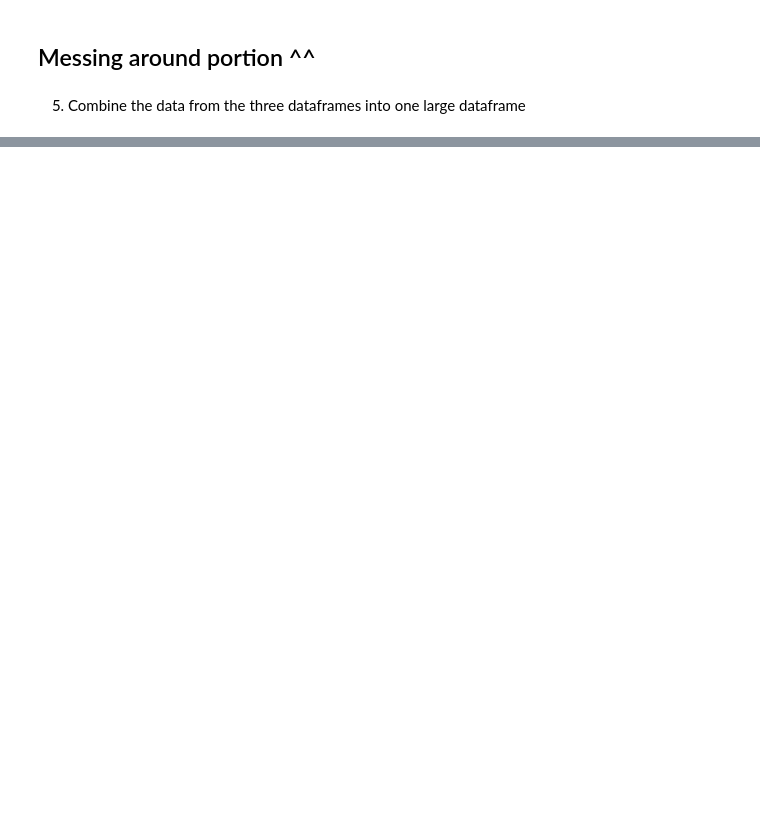
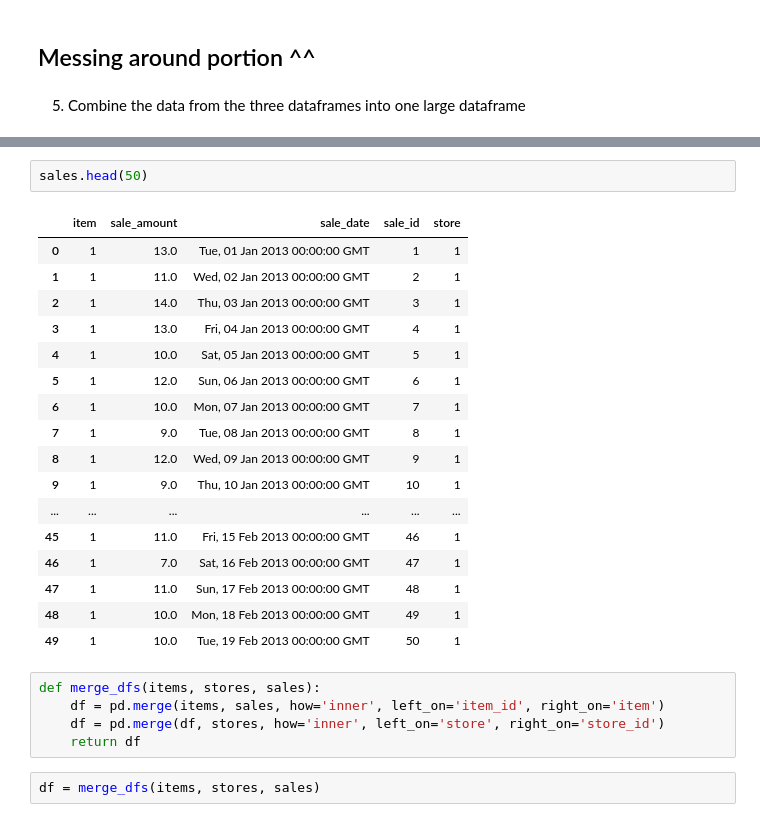
Before and after one commit to watermanbrandyn/time-series-exercises, a Jupyter notebook: api_acquire.ipynb, the cells around one changed output, grey strips where cells are left out. Saved outputs shown, nothing was run; the diff lists cells and outputs as text; blank space fills up the shorter version.

```diff
--- a/api_acquire.ipynb
+++ b/api_acquire.ipynb
@@ -215,0 +206,27 @@ data
+# %%
+sales.head(50)
+# %% [output]
+|  | item | sale_amount | sale_date | sale_id | store |
+| 0 | 1 | 13.0 | Tue, 01 Jan 2013 00:00:00 GMT | 1 | 1 |
+| 1 | 1 | 11.0 | Wed, 02 Jan 2013 00:00:00 GMT | 2 | 1 |
+| 2 | 1 | 14.0 | Thu, 03 Jan 2013 00:00:00 GMT | 3 | 1 |
+| 3 | 1 | 13.0 | Fri, 04 Jan 2013 00:00:00 GMT | 4 | 1 |
+| 4 | 1 | 10.0 | Sat, 05 Jan 2013 00:00:00 GMT | 5 | 1 |
+| 5 | 1 | 12.0 | Sun, 06 Jan 2013 00:00:00 GMT | 6 | 1 |
+| 6 | 1 | 10.0 | Mon, 07 Jan 2013 00:00:00 GMT | 7 | 1 |
+| 7 | 1 | 9.0 | Tue, 08 Jan 2013 00:00:00 GMT | 8 | 1 |
+| 8 | 1 | 12.0 | Wed, 09 Jan 2013 00:00:00 GMT | 9 | 1 |
+| 9 | 1 | 9.0 | Thu, 10 Jan 2013 00:00:00 GMT | 10 | 1 |
+| ... | ... | ... | ... | ... | ... |
+| 45 | 1 | 11.0 | Fri, 15 Feb 2013 00:00:00 GMT | 46 | 1 |
+| 46 | 1 | 7.0 | Sat, 16 Feb 2013 00:00:00 GMT | 47 | 1 |
+| 47 | 1 | 11.0 | Sun, 17 Feb 2013 00:00:00 GMT | 48 | 1 |
+| 48 | 1 | 10.0 | Mon, 18 Feb 2013 00:00:00 GMT | 49 | 1 |
+| 49 | 1 | 10.0 | Tue, 19 Feb 2013 00:00:00 GMT | 50 | 1 |
+# %%
+def merge_dfs(items, stores, sales):
+    df = pd.merge(items, sales, how='inner', left_on='item_id', right_on='item')
+    df = pd.merge(df, stores, how='inner', left_on='store', right_on='store_id')
+    return df
+# %%
+df = merge_dfs(items, stores, sales)
```
Also changed, not shown: parts of 15 cells of this notebook.
